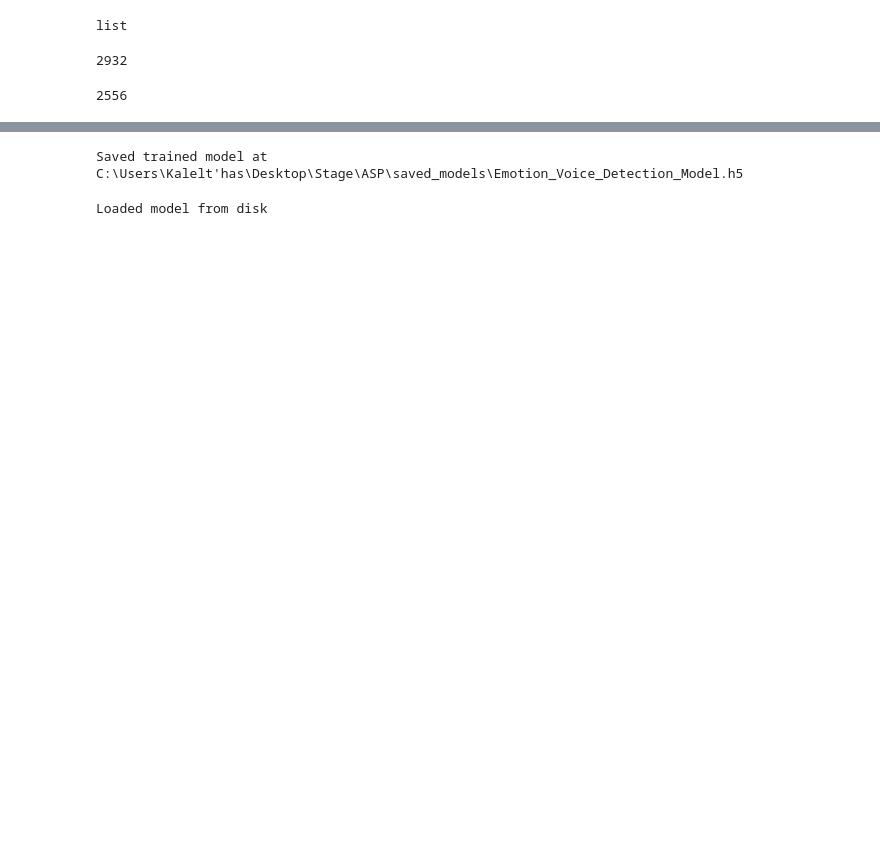
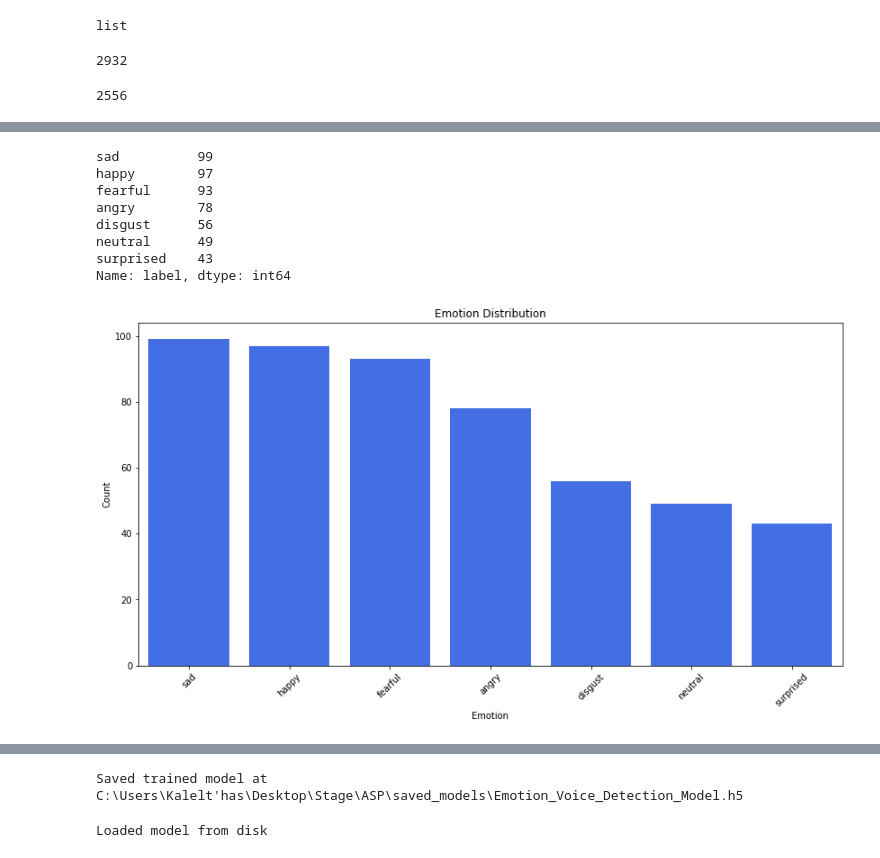
Before and after one commit to Bahaabrougui/Mood-Recognizer-from-Speech, a Jupyter notebook: Mood_recognition.ipynb, the cells around one changed output, grey strips where cells are left out. Cells and saved outputs as stored; diff of their text form; code cells hidden in the pictures; blank space fills up the shorter version.

```diff
--- a/Mood_recognition.ipynb
+++ b/Mood_recognition.ipynb
@@ -150,6 +171,20 @@ train_features = train.iloc[:,:-1]
 train_labels = train.iloc[:, -1:]
 test_features = test.iloc[:,:-1]
 test_labels = test.iloc[:, -1:]
+# %%
+plot = test_labels.label.value_counts()
+print(plot)
+plot_emotion_dist(plot, "#2962FF", "Emotion Distribution")
+# %% [output]
+sad          99
+happy        97
+fearful      93
+angry        78
+disgust      56
+neutral      49
+surprised    43
+Name: label, dtype: int64
+[figure, added]
 # %%
 #Reshaping train and test into 4d array
 X_train = np.array(train_features)
```
Also changed, not shown: parts of 20 cells of this notebook, 1 other file.
